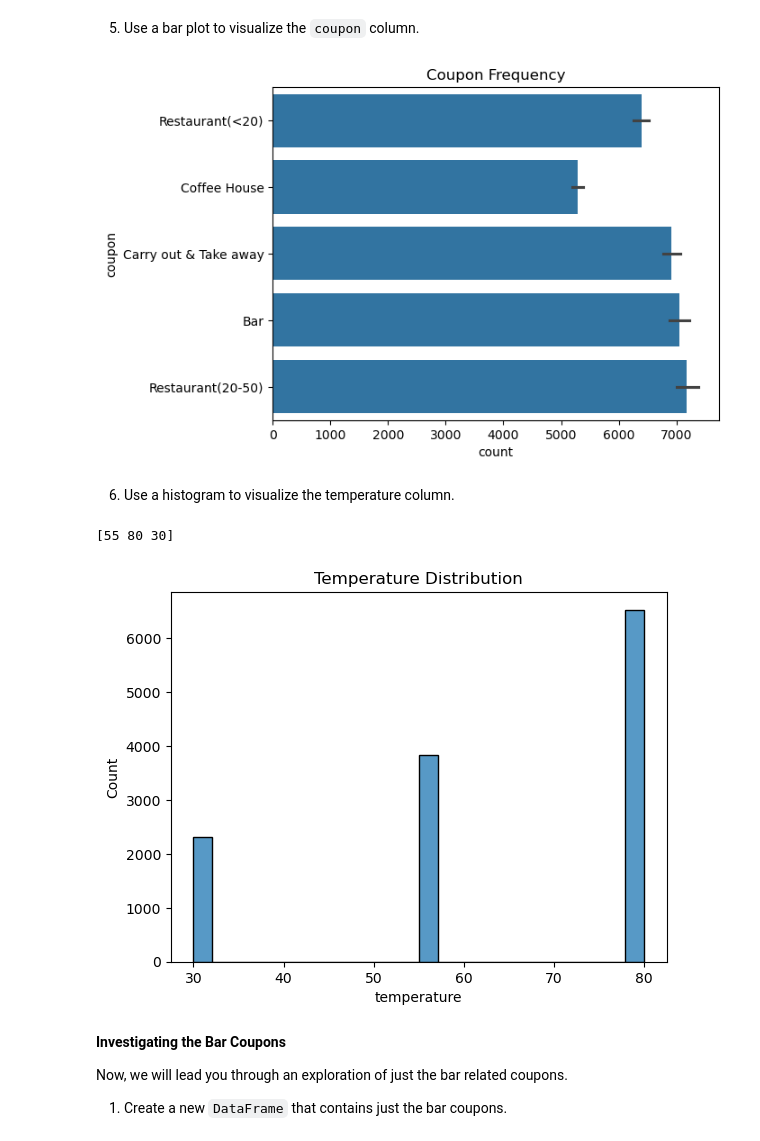
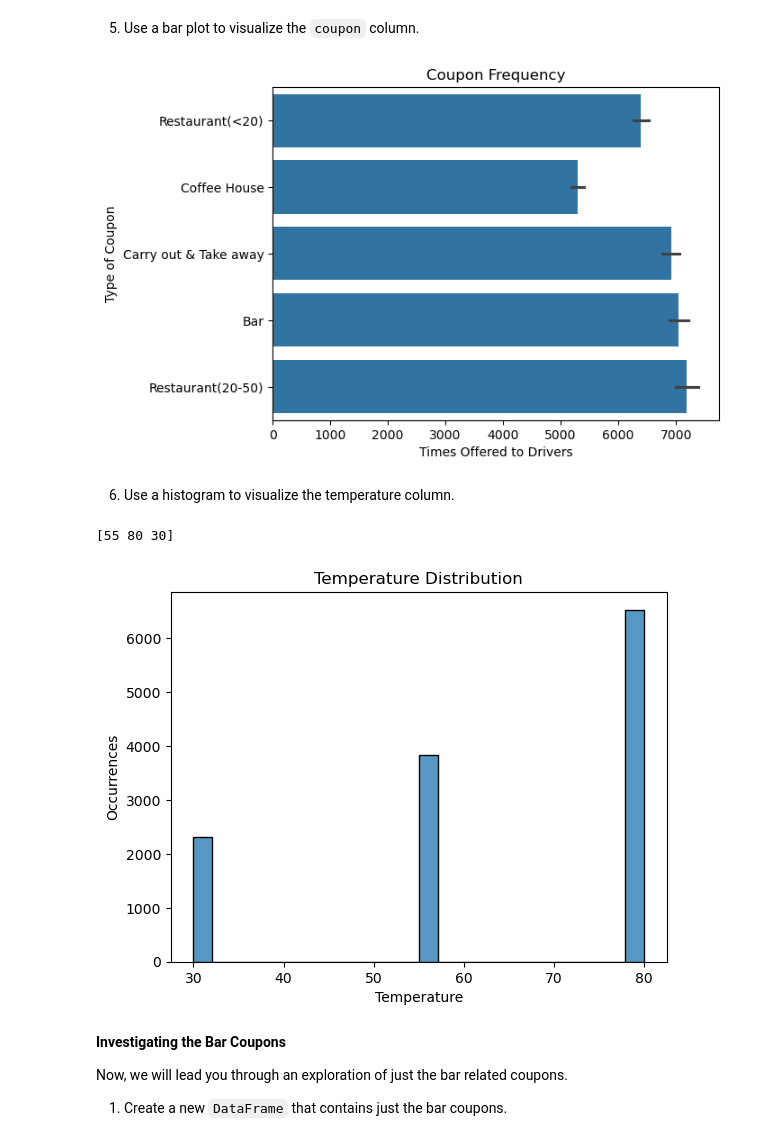
Before and after one commit to kyledunne/mlai-5.1, a Jupyter notebook: prompt.ipynb, the cells around one changed output. Drawn from its saved outputs; the diff is of its cells as text; code cells hidden in the pictures.

```diff
--- a/prompt.ipynb
+++ b/prompt.ipynb
@@ -160,21 +160,21 @@ Proportion accepted: 0.5684326710816777
 # %% [markdown]
 5. Use a bar plot to visualize the `coupon` column.
 # %%
-sns.barplot(data=data['coupon']).set(xlabel='count',title='Coupon Frequency')
+sns.barplot(data=data['coupon']).set(xlabel='Times Offered to Drivers',ylabel='Type of Coupon',title='Coupon Frequency')
 plt.savefig('images/coupon_frequency.png')
 plt.show()
 # %% [output]
-[figure, old version]
+[figure, new version]
 # %% [markdown]
 6. Use a histogram to visualize the temperature column.
 # %%
 print(data['temperature'].unique())
-sns.histplot(data=data['temperature']).set(title='Temperature Distribution')
+sns.histplot(data=data['temperature']).set(title='Temperature Distribution',xlabel='Temperature',ylabel='Occurrences')
 plt.savefig('images/temperature_distribution.png')
 plt.show()
 # %% [output]
 [55 80 30]
-[figure, old version]
+[figure, new version]
 # %% [markdown]
 **Investigating the Bar Coupons**
 
```
Also changed, not shown: 2 other files.
